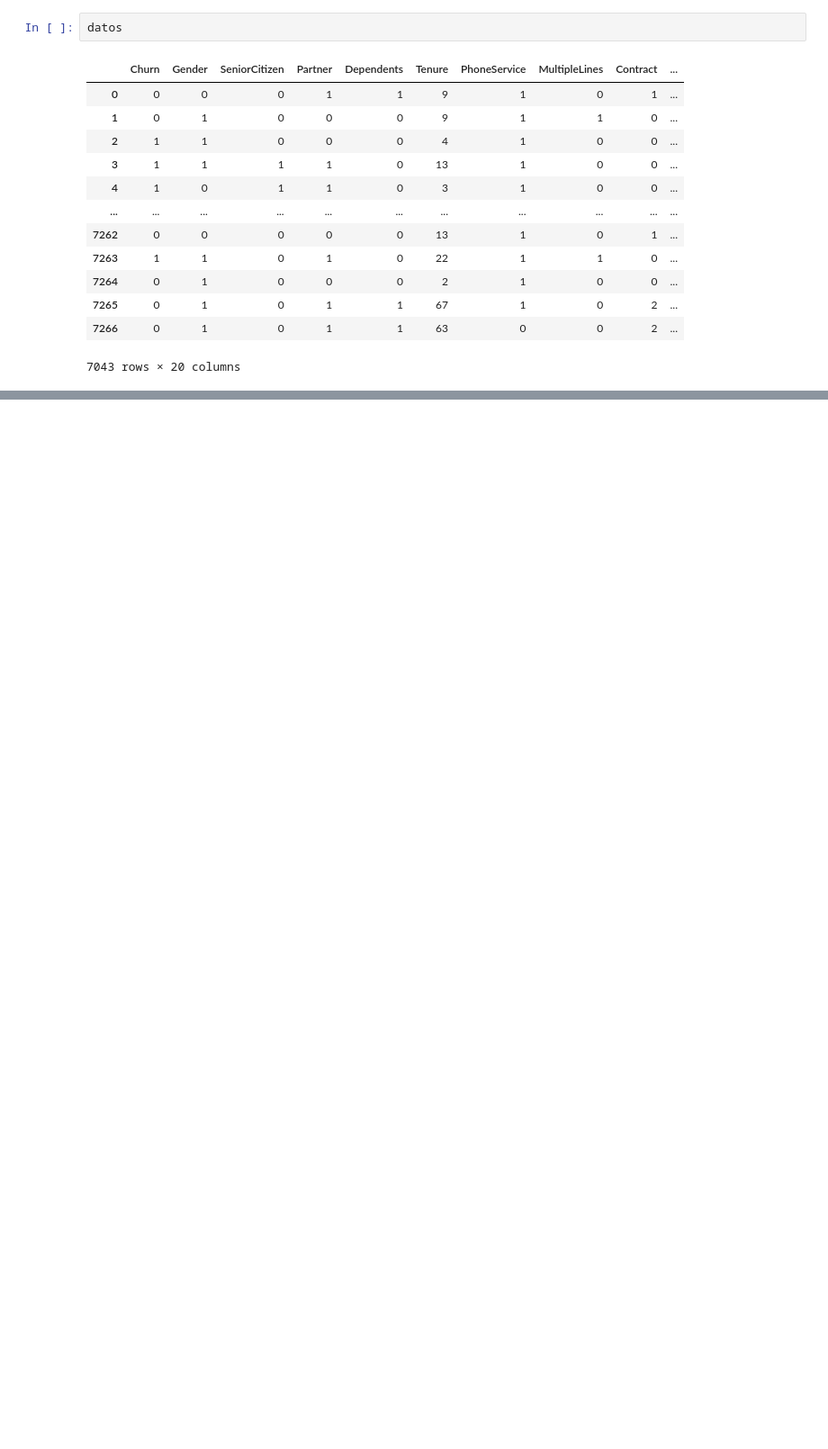
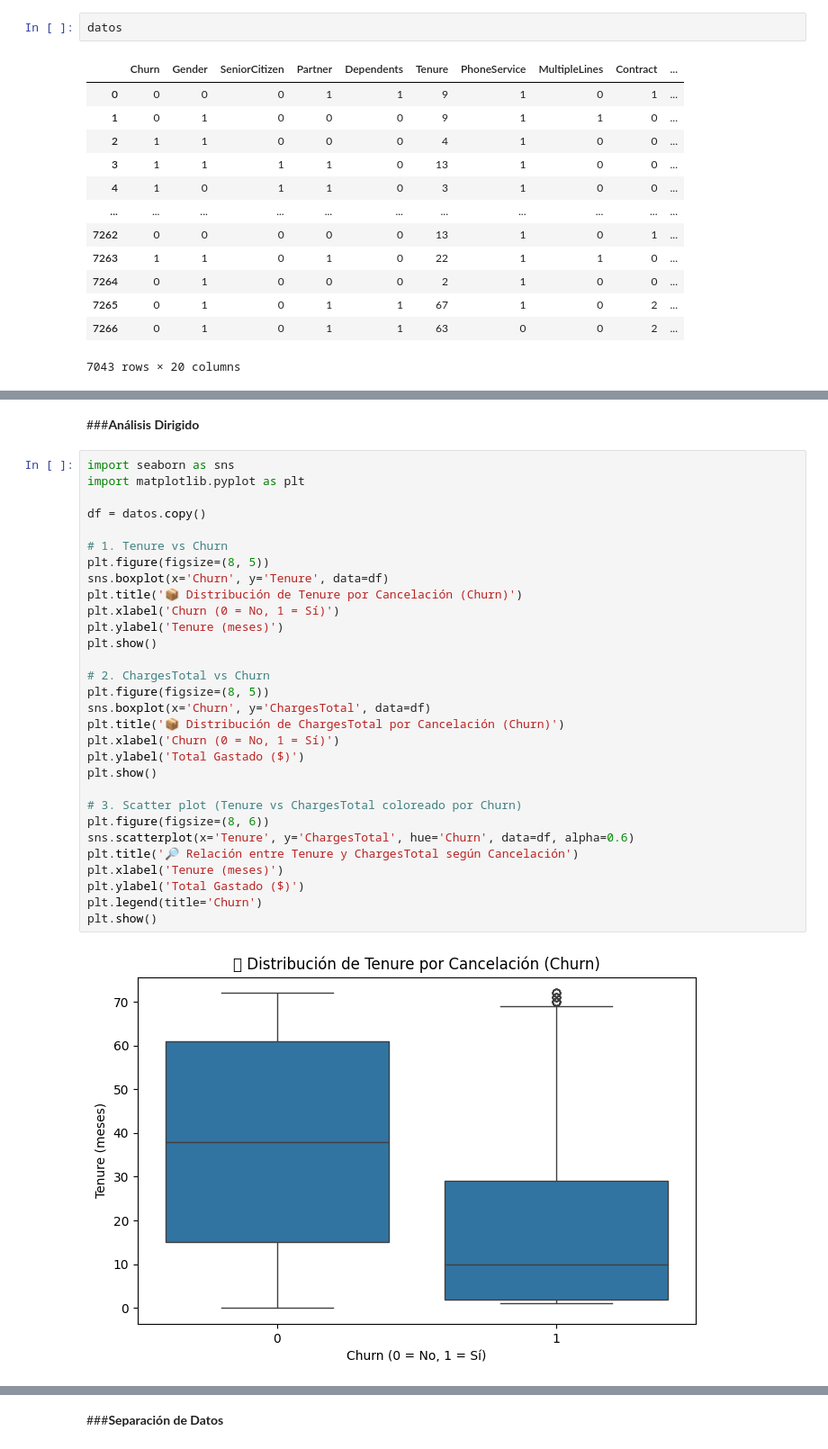
Before and after one commit to Yasna79/Challenge3_telecomX_Parte2, a Jupyter notebook: Predicción_de_Cancelación_(Churn).ipynb, the cells around one changed output, grey strips where cells are left out. Shown at 90% size. Drawn from its saved outputs; the diff is of its cells as text; blank space fills up the shorter version.

```diff
--- a/Predicción_de_Cancelación_(Churn).ipynb
+++ b/Predicción_de_Cancelación_(Churn).ipynb
@@ -92,0 +241,34 @@ datos
+# %% [markdown]
+###**Análisis Dirigido**
+# %%
+import seaborn as sns
+import matplotlib.pyplot as plt
+
+df = datos.copy()
+
+# 1. Tenure vs Churn
+plt.figure(figsize=(8, 5))
+sns.boxplot(x='Churn', y='Tenure', data=df)
+plt.title('📦 Distribución de Tenure por Cancelación (Churn)')
+plt.xlabel('Churn (0 = No, 1 = Sí)')
+plt.ylabel('Tenure (meses)')
+plt.show()
+
+# 2. ChargesTotal vs Churn
+plt.figure(figsize=(8, 5))
+sns.boxplot(x='Churn', y='ChargesTotal', data=df)
+plt.title('📦 Distribución de ChargesTotal por Cancelación (Churn)')
+plt.xlabel('Churn (0 = No, 1 = Sí)')
+plt.ylabel('Total Gastado ($)')
+plt.show()
+
+# 3. Scatter plot (Tenure vs ChargesTotal coloreado por Churn)
+plt.figure(figsize=(8, 6))
+sns.scatterplot(x='Tenure', y='ChargesTotal', hue='Churn', data=df, alpha=0.6)
+plt.title('🔎 Relación entre Tenure y ChargesTotal según Cancelación')
+plt.xlabel('Tenure (meses)')
+plt.ylabel('Total Gastado ($)')
+plt.legend(title='Churn')
+plt.show()
+# %% [output]
+[figure, added]
@@ -92,0 +277,2 @@ datos
+# %% [markdown]
+###**Separación de Datos**
```
Also changed, not shown: parts of 33 cells of this notebook.
